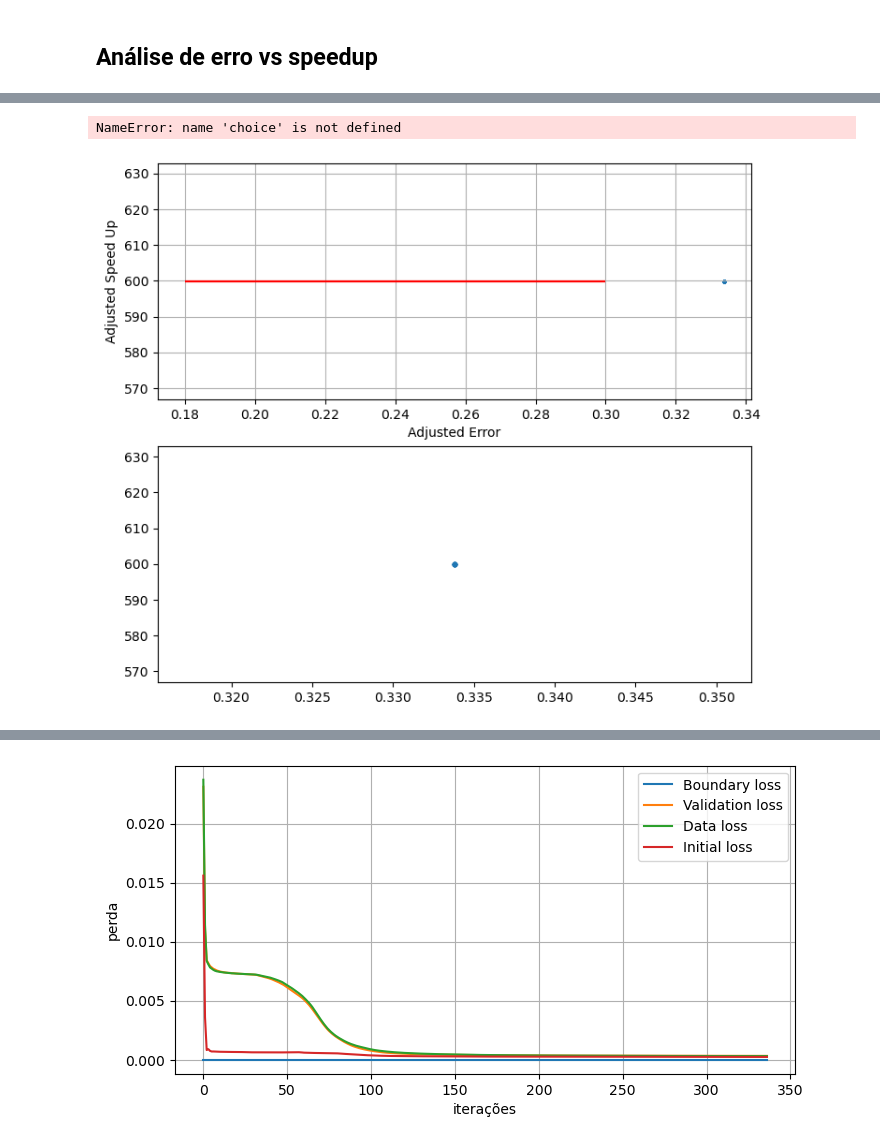
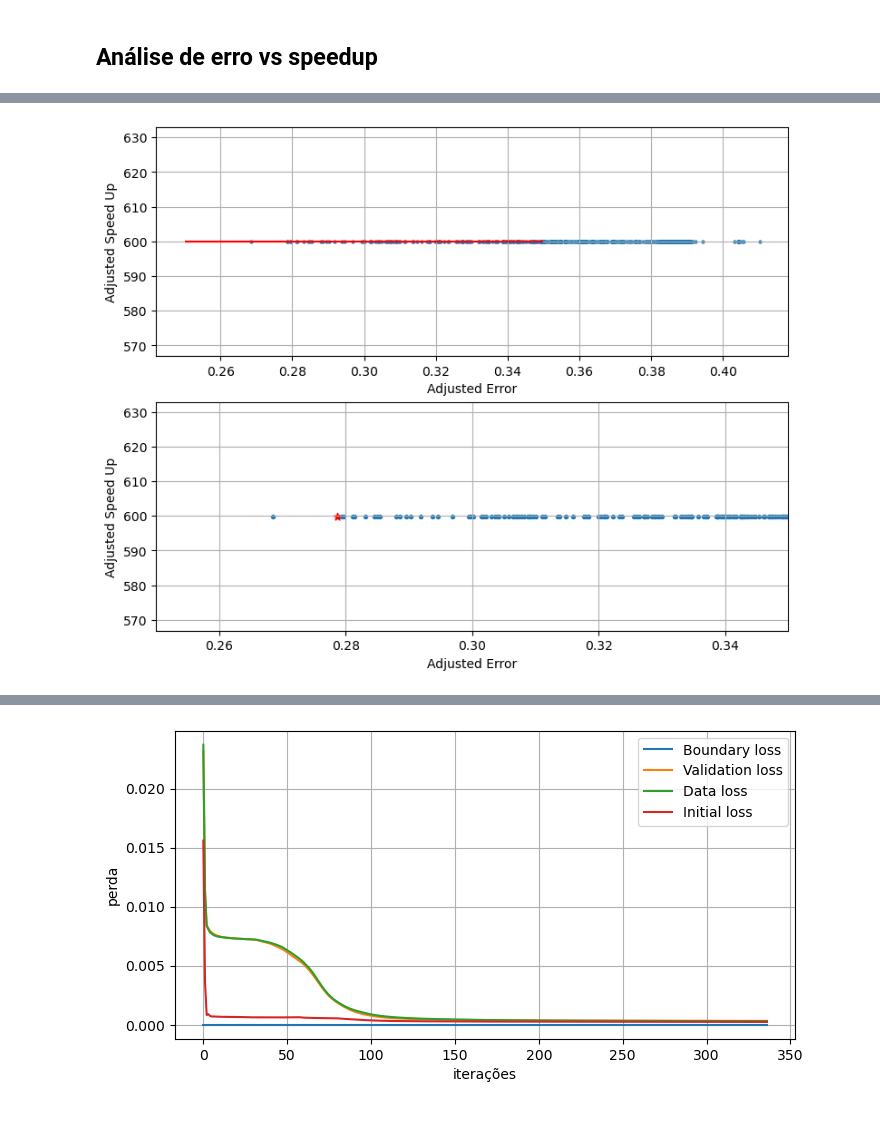
Before and after one commit to Esterci/2D_imune_edema_pinn, a Jupyter notebook: 2D/edp_t_x_y/result_analisys.ipynb, the cells around one changed output, grey strips where cells are left out. Cells and saved outputs as stored; diff of their text form; code cells hidden in the pictures.

```diff
--- a/2D/edp_t_x_y/result_analisys.ipynb
+++ b/2D/edp_t_x_y/result_analisys.ipynb
@@ -507,7 +526,9 @@ for file, ft in zip(result_list, result_type):
                 "file": file,
             }
 
-            results_dict[i]["arch_name"] = file.split("/")[-1].split(".")[0]
+            results_dict[i]["arch_name"] = ("_").join(
+                file.split("/")[-1].split(".")[0].split("_")[1:]
+            )
 
             layers_list = file.split("/")[-1].split(".")[0].split("__")[2:]
 
@@ -562,89 +583,37 @@ results_df.head()
 # %%
-x_lim = (0.18, 0.3)
+x_lim = (0.25, 0.35)
 
-fig = plt.figure(figsize=[30 * 0.6, 12 * 0.6])
+fig = plt.figure(figsize=[15 * 0.6, 12 * 0.6])
 
 # fig.suptitle("Curva de aprendizagem", fontsize=16)
 
-ax = fig.add_subplot(2, 2, 1)
+ax = fig.add_subplot(2, 1, 1)
 
 ax.scatter(results_df.error, results_df.speed, s=4)
 ax.hlines(max(results_df.speed), x_lim[0], x_lim[1], color="r")
 ax.hlines(min(results_df.speed), x_lim[0], x_lim[1], color="r")
 ax.vlines(x_lim[1], min(results_df.speed), max(results_df.speed), color="r")
 ax.vlines(x_lim[0], min(results_df.speed), max(results_df.speed), color="r")
 
-# choice = np.intersect1d(
-#     np.argwhere(np.array(results_df.speed) < 60),
-#     np.argwhere(np.array(results_df.error) < 0.2),
-# )[0]
+choice = np.intersect1d(
+    np.argwhere(np.array(results_df.speed) > 590),
+    np.argwhere(np.array(results_df.error) < 0.31),
+)[0]
 
 ax.set_xlabel("Adjusted Error")
 ax.set_ylabel("Adjusted Speed Up")
 
 ax.grid()
 
-ax = fig.add_subplot(2, 2, 3)
+ax = fig.add_subplot(2, 1, 2)
 
 ax.scatter(results_df.error, results_df.speed, s=8)
 ax.scatter(results_df.error[choice], results_df.speed[choice], c="r", marker="*")
 ax.set_xlim(x_lim[0], x_lim[1])
 
 ax.set_xlabel("Adjusted Error")
 ax.set_ylabel("Adjusted Speed Up")
 
 ax.grid()
-
-
-ax = fig.add_subplot(2, 2, 2)
-
-unique_n_layers = np.unique(results_df.n_layers)
-
-for n_layers in unique_n_layers:
-    sub_df = results_df[results_df.n_layers == int(n_layers)]
-
-    ax.scatter(
-        sub_df.error, sub_df.speed, s=8, label="nº of layers: {}".format(int(n_layers))
-    )
-
-ax.set_xlabel("Adjusted Error")
-ax.set_ylabel("Adjusted Speed Up")
-ax.legend()
-ax.set_xlim(x_lim[0], 0.66)
-ax.grid()
-
-ax = fig.add_subplot(2, 2, 4)
-
-unique_n_neurons = np.unique(results_df.n_neurons)
-
-for n_neurons in unique_n_neurons:
-    sub_df = results_df[results_df.n_neurons == int(n_neurons)]
-
-    ax.scatter(
-        sub_df.error,
-        sub_df.speed,
-        s=8,
-        label="nº of neurons: {}".format(int(n_neurons)),
-    )
-
-ax.set_xlabel("Adjusted Error")
-ax.set_ylabel("Adjusted Speed Up")
-ax.legend()
-ax.set_xlim(x_lim[0], 0.66)
-ax.grid()
-
-plt.show()
-
-arch_str = results_dict[choice]["arch_name"]
-
-print("Arquitetura escolhida: " + arch_str)
-print("Erro absoluto médio", results_dict[choice]["rmse"])
-print("Erro absoluto máximo", results_dict[choice]["max_ae"])
-print(
-    "Speed Up: {} +/-{}".format(
-        results_dict[choice]["mean_speed_up"], results_dict[choice]["std_speed_up"]
-    )
-)
 # %% [output]
-NameError: name 'choice' is not defined
-[figure, old version]
+[figure, new version]
```
Also changed, not shown: parts of 6 cells of this notebook.
